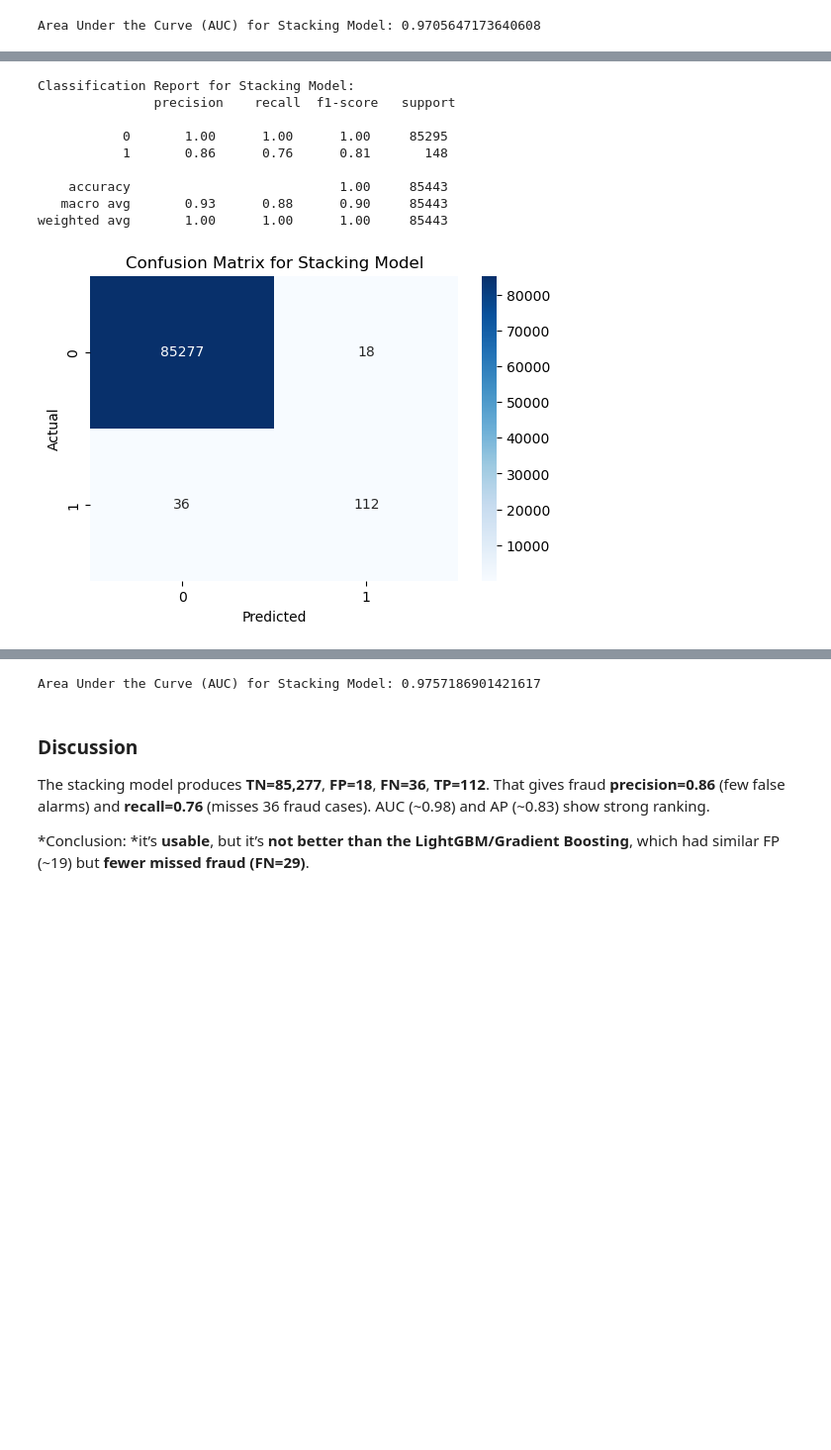
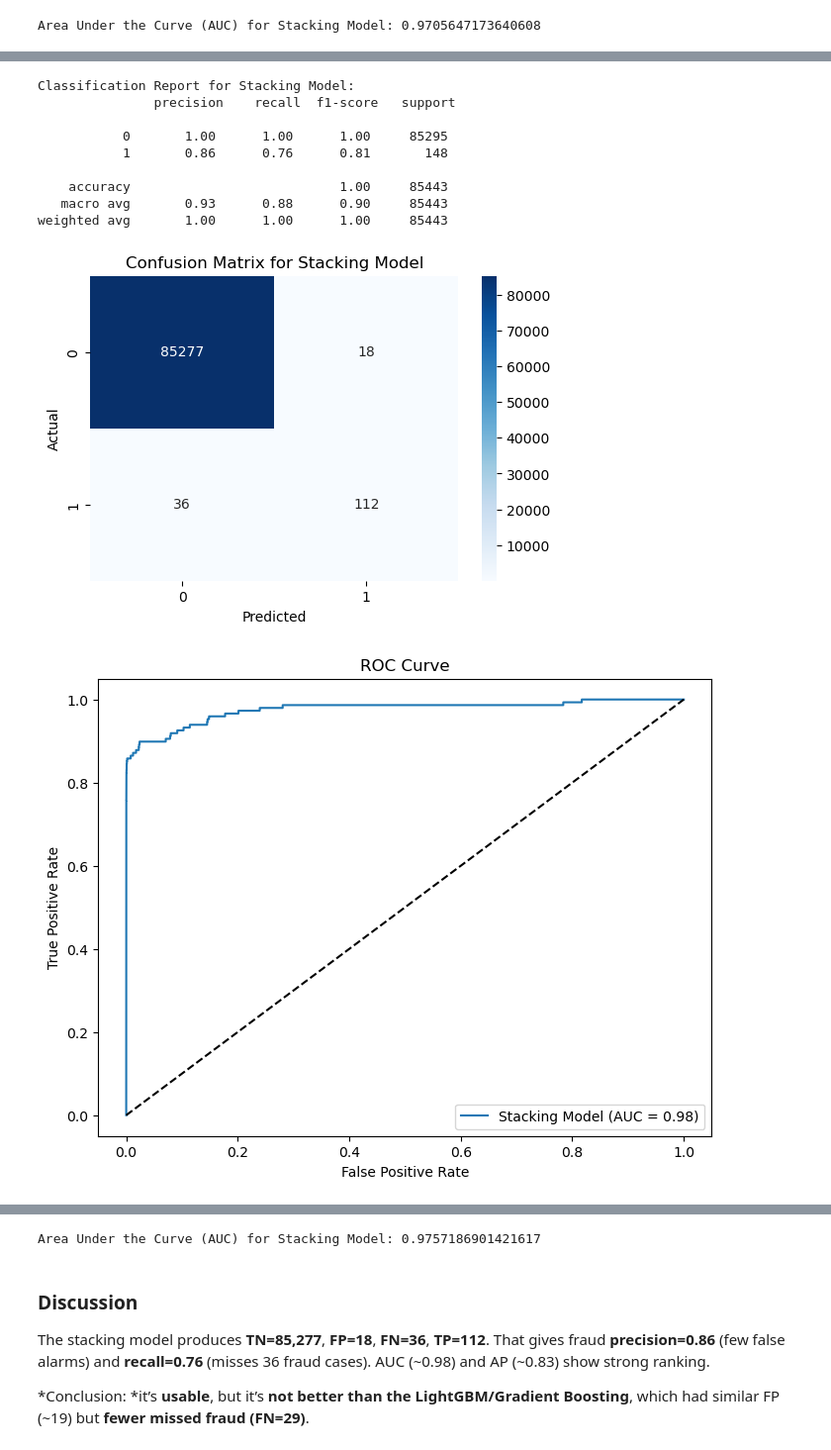
Before and after one commit to johnmwangimegwe/Credit-Card-Fraud-Detection-ML, a Jupyter notebook: credit-card-fraud-detection.ipynb, the cells around one changed output, grey strips where cells are left out. Shown at 99% size. Saved outputs shown, nothing was run; the diff lists cells and outputs as text; code cells hidden in the pictures; blank space fills up the shorter version.

```diff
--- a/credit-card-fraud-detection.ipynb
+++ b/credit-card-fraud-detection.ipynb
@@ -740,30 +721,55 @@ y_pred_stack = stacking_model.predict(X_test)
 
 # Evaluate the stacking model
 print("Classification Report for Stacking Model:\n", classification_report(y_test, y_pred_stack))
 
 # confusion matrix
 conf_matrix_stack = confusion_matrix(y_test, y_pred_stack)
 conf_matrix_stack
 
 # plotting the Confusion Matrix
 plt.figure(figsize=(6,4))
 sns.heatmap(conf_matrix_stack, annot=True, fmt='d', cmap='Blues')
 plt.title('Confusion Matrix for Stacking Model')
 plt.xlabel('Predicted')
 plt.ylabel('Actual')
 plt.show()
 
+# ROC Curve for Stacking Model
+y_prob_stack = stacking_model.predict_proba(X_test)[:, 1]
+fpr_stack, tpr_stack, _ = roc_curve(y_test, y_prob_stack)
+roc_auc_stack = auc(fpr_stack, tpr_stack)
+plt.figure(figsize=(8,6))
+plt.plot(fpr_stack, tpr_stack, label='Stacking Model (AUC = {:.2f})'.format(roc_auc_stack))
+plt.plot([0, 1], [0, 1], 'k--')
+plt.title('ROC Curve')
+plt.xlabel('False Positive Rate')
+plt.ylabel('True Positive Rate')
+plt.legend(loc='lower right')
+plt.show()
+
+# Precision-Recall Curve for Stacking Model
+precision_stack, recall_stack, _ = precision_recall_curve(y_test, y_prob_stack)
+avg_precision_stack = average_precision_score(y_test, y_prob_stack)
+plt.figure(figsize=(8,6))
+plt.plot(recall_stack, precision_stack, label='Stacking Model (AP = {:.2f})'.format(avg_precision_stack))
+plt.title('Precision-Recall Curve')
+plt.xlabel('Recall')
+plt.ylabel('Precision')
+plt.legend(loc='lower left')
+plt.show()
+
 # AUC Score
 roc_auc_stack = roc_auc_score(y_test, y_prob_stack)
 print("Area Under the Curve (AUC) for Stacking Model:", roc_auc_stack)
 # %% [output]
 Classification Report for Stacking Model:
                precision    recall  f1-score   support
 
            0       1.00      1.00      1.00     85295
            1       0.86      0.76      0.81       148
 
     accuracy                           1.00     85443
    macro avg       0.93      0.88      0.90     85443
 weighted avg       1.00      1.00      1.00     85443
 [figure]
+[figure, added]
```
Also changed, not shown: parts of 2 cells of this notebook.
